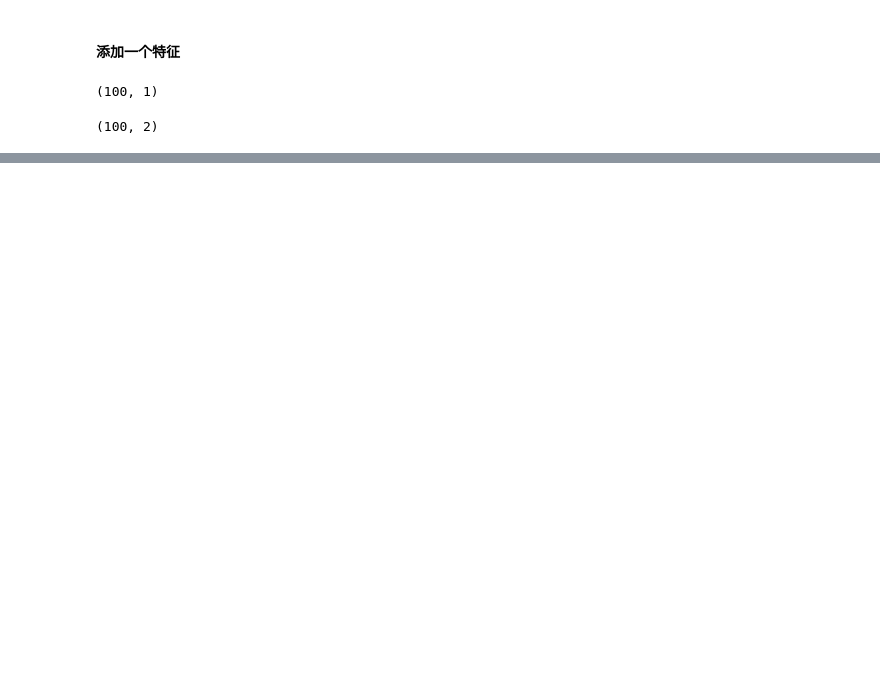
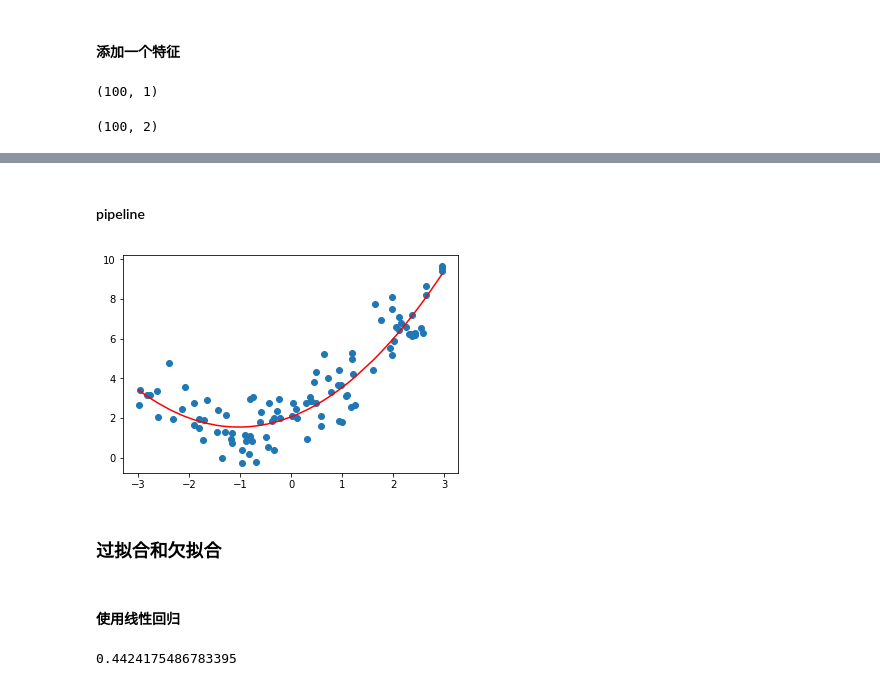
Before and after one commit to scutjason/ml4py, a Jupyter notebook: ml/多项式回归.ipynb, the cells around one changed output, grey strips where cells are left out. Saved outputs shown, nothing was run; the diff lists cells and outputs as text; code cells hidden in the pictures; blank space fills up the shorter version.

```diff
--- a/ml/多项式回归.ipynb
+++ b/ml/多项式回归.ipynb
@@ -72,0 +163,2 @@ lin_reg2.intercept_
+# %% [markdown]
+#### pipeline
@@ -72,0 +167,21 @@ lin_reg2.intercept_
+# %%
+x = np.random.uniform(-3,3,size=100)
+X = x.reshape(-1,1)
+y = 0.5 * x**2 + x + 2 + np.random.normal(0,1,100)
+# %%
+from sklearn.pipeline import Pipeline
+from sklearn.preprocessing import StandardScaler
+# Pipeline 接收一个list，list中的tuple依次表示操作步骤,自动识别参数
+poly_reg = Pipeline([("poly", PolynomialFeatures(degree=2)),("std_scaler", StandardScaler()), ("lin_reg", LinearRegression())])
+# %%
+# 直接识别
+poly_reg.fit(X,y)
+y_predict = poly_reg.predict(X)
+# %%
+plt.scatter(x,y)
+plt.plot(np.sort(x),y_predict[np.argsort(x)],color='r')
+plt.show()
+# %% [output]
+[figure, added]
+# %% [markdown]
+### 过拟合和欠拟合
@@ -72,0 +195,12 @@ lin_reg2.intercept_
+# %% [markdown]
+#### 使用线性回归
+# %%
+# 先用线性回归拟合一下，看下效果
+from sklearn.linear_model import LinearRegression
+
+lin_reg = LinearRegression()
+lin_reg.fit(X,y)
+lin_reg.score(X,y)
+# 可以看出线性回归得到的R方值太低了，所以使用线性回归可能不太合适
+# %% [output]
+0.4424175486783395
```
Also changed, not shown: parts of 98 cells of this notebook, 15 other files.
